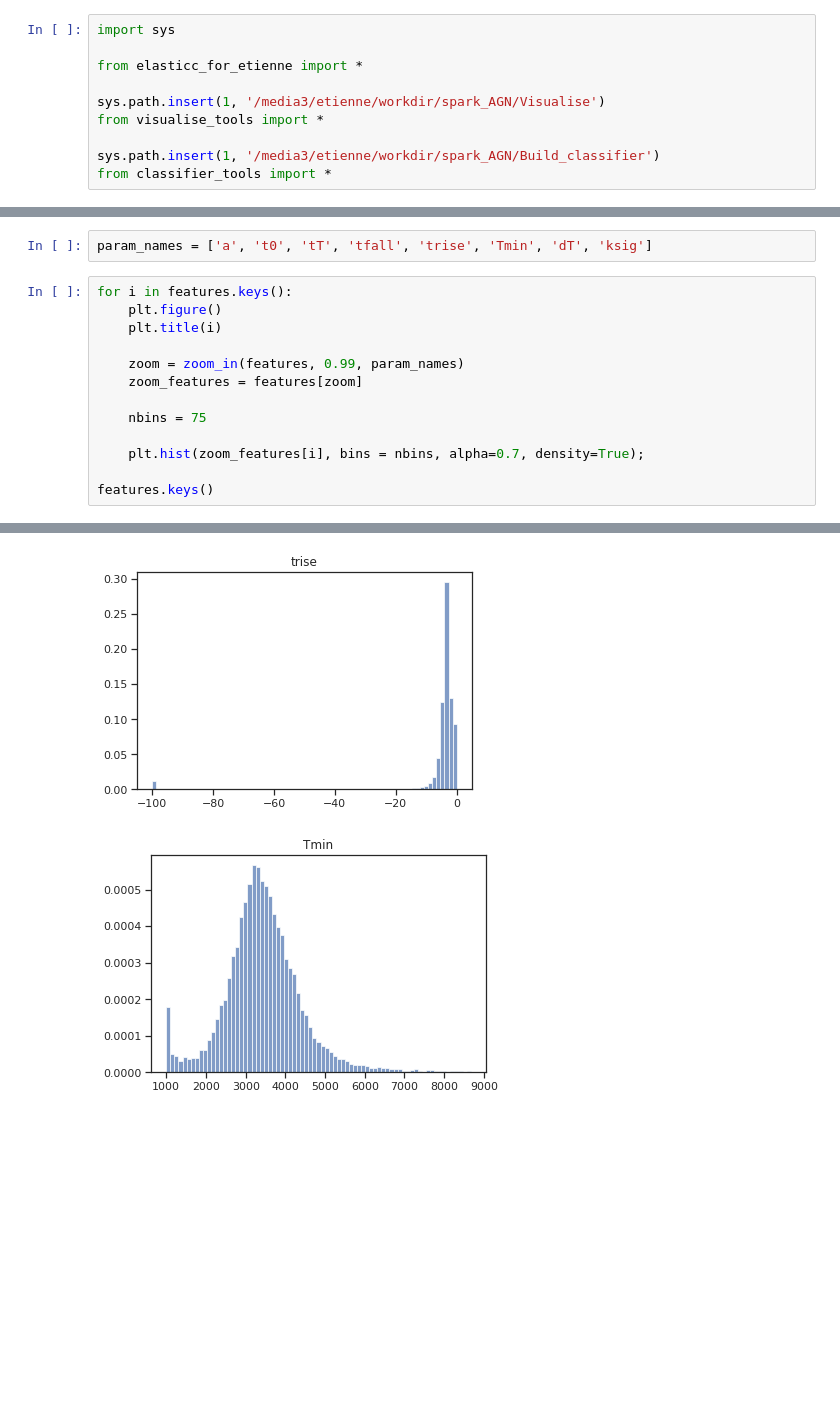
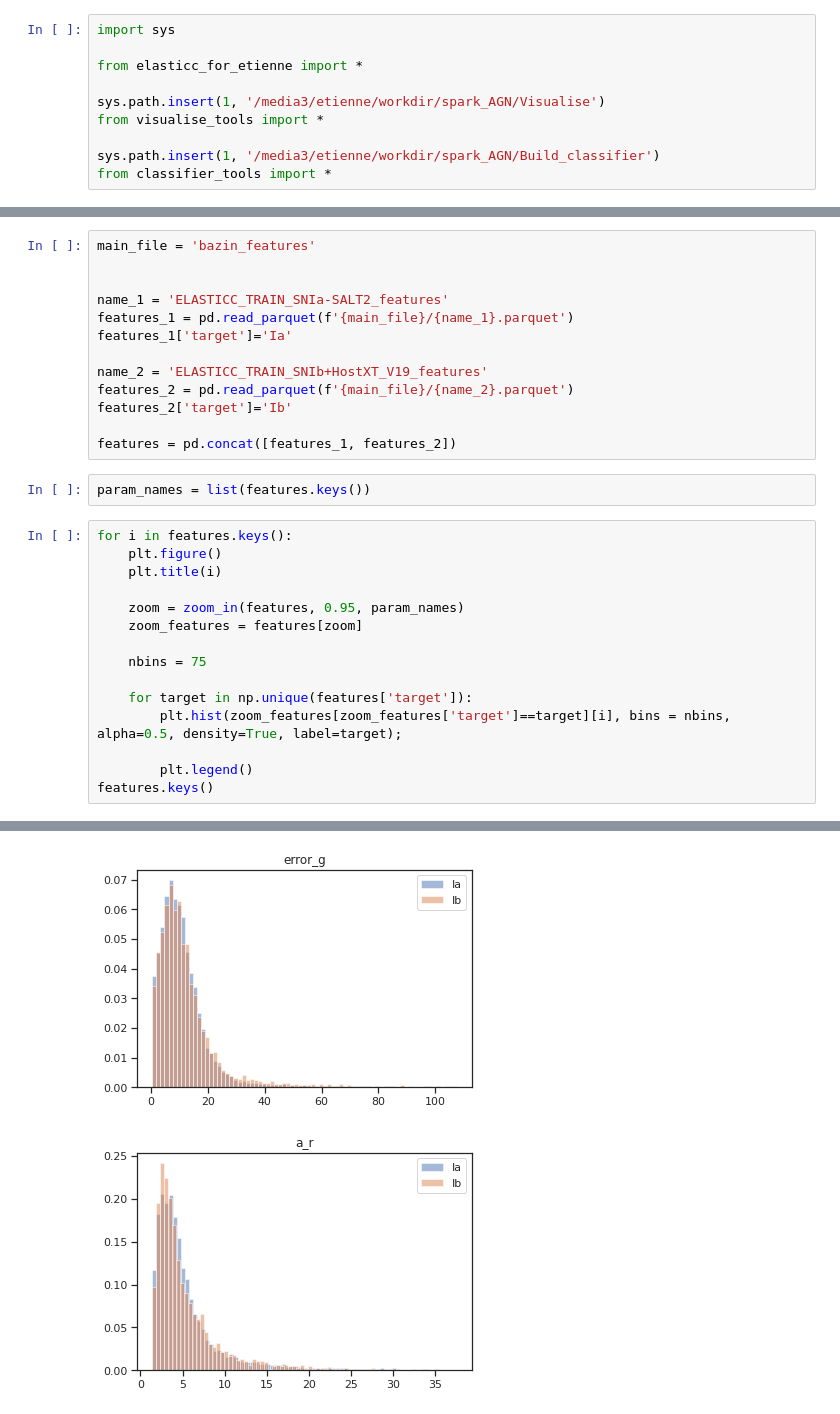
Before and after one commit to erusseil/Rainbow, a Jupyter notebook: SNAD/data_visualisation.ipynb, the cells around one changed output, grey strips where cells are left out. Drawn from its saved outputs; the diff is of its cells as text; blank space fills up the shorter version.

```diff
--- a/SNAD/data_visualisation.ipynb
+++ b/SNAD/data_visualisation.ipynb
@@ -28,16 +18,31 @@ features
+# %%
+main_file = 'bazin_features'
+
+
+name_1 = 'ELASTICC_TRAIN_SNIa-SALT2_features'
+features_1 = pd.read_parquet(f'{main_file}/{name_1}.parquet')
+features_1['target']='Ia'
+
+name_2 = 'ELASTICC_TRAIN_SNIb+HostXT_V19_features'
+features_2 = pd.read_parquet(f'{main_file}/{name_2}.parquet')
+features_2['target']='Ib'
+
+features = pd.concat([features_1, features_2])
 # %%
-param_names = ['a', 't0', 'tT', 'tfall', 'trise', 'Tmin', 'dT', 'ksig']
+param_names = list(features.keys())
 # %%
 for i in features.keys():
     plt.figure()
     plt.title(i)
 
-    zoom = zoom_in(features, 0.99, param_names)
+    zoom = zoom_in(features, 0.95, param_names)
     zoom_features = features[zoom]
 
     nbins = 75
 
-    plt.hist(zoom_features[i], bins = nbins, alpha=0.7, density=True);
+    for target in np.unique(features['target']):
+        plt.hist(zoom_features[zoom_features['target']==target][i], bins = nbins, alpha=0.5, density=True, label=target);
 
+        plt.legend()
 features.keys()
 # %% [output]
@@ -49,2 +57,2 @@ Index(['a', 't0', 'tT', 'tfall', 'trise', 'Tmin', 'dT', 'ksig'], dtype='object')
-[figure, old version]
+[figure, new version]
-[figure, old version]
+[figure, new version]
```
Also changed, not shown: parts of 6 cells of this notebook, 7 other files.
